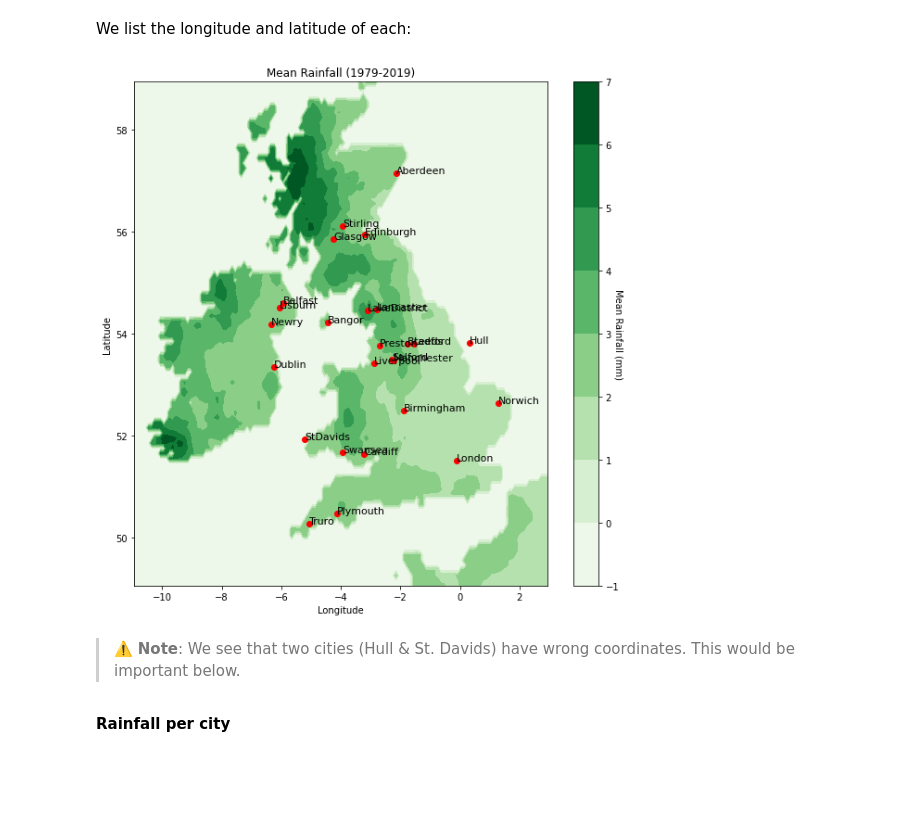
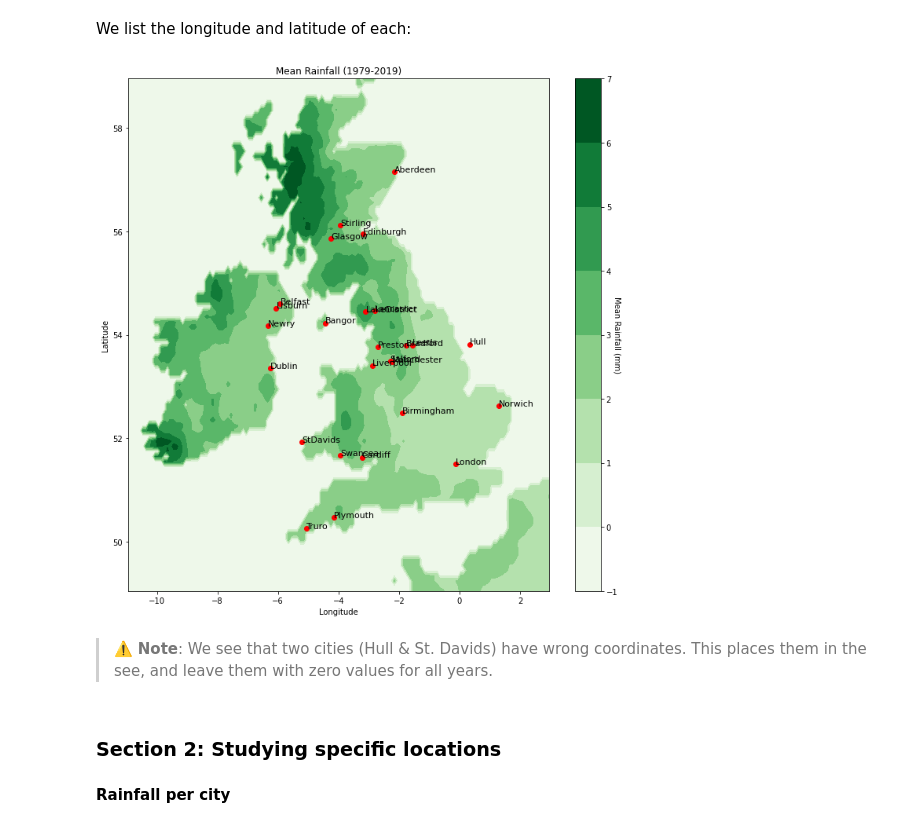
Before and after one commit to MariosNT/ML_Extreme_Climate_Events, a Jupyter notebook: Data/Data/rainfall_data_check.ipynb, the cells around one changed output. Cells and saved outputs as stored; diff of their text form; code cells hidden in the pictures; blank space fills up the shorter version.

```diff
--- a/Data/Data/rainfall_data_check.ipynb
+++ b/Data/Data/rainfall_data_check.ipynb
@@ -274,26 +244,28 @@ for i in cities_map:
 # %%
 # We initially list the cities' names
 names = list(cities_map.keys())
 
-fig, ax = plt.subplots(figsize=(10,10))
+fig, ax = plt.subplots(figsize=(12,12))
 cs = ax.contourf(longitude[:], latitude[:], mean_rainfall, cmap=cm.Greens) #PuBu_r
 
 plt.scatter(long_cities, lat_cities, color='r')
 
 for i, txt in enumerate(names):
     plt.annotate(txt, (long_cities[i], lat_cities[i]), size=11)
 
 cbar = fig.colorbar(cs)
 cbar.set_label('Mean Rainfall (mm)', rotation=270)
 
 plt.title("Mean Rainfall (1979-2019)")
 plt.xlabel("Longitude")
 plt.ylabel("Latitude")
 plt.show()
 # %% [output]
-[figure, old version]
+[figure, new version]
 # %% [markdown]
->⚠️ __Note__: We see that two cities (Hull & St. Davids) have wrong coordinates. This would be important below.
+>⚠️ __Note__: We see that two cities (Hull & St. Davids) have wrong coordinates. This places them in the see, and leave them with zero values for all years.
+# %% [markdown]
+### Section 2: Studying specific locations
 # %% [markdown]
 __Rainfall per city__
 # %% [markdown]
```
Also changed, not shown: parts of 55 cells of this notebook.
